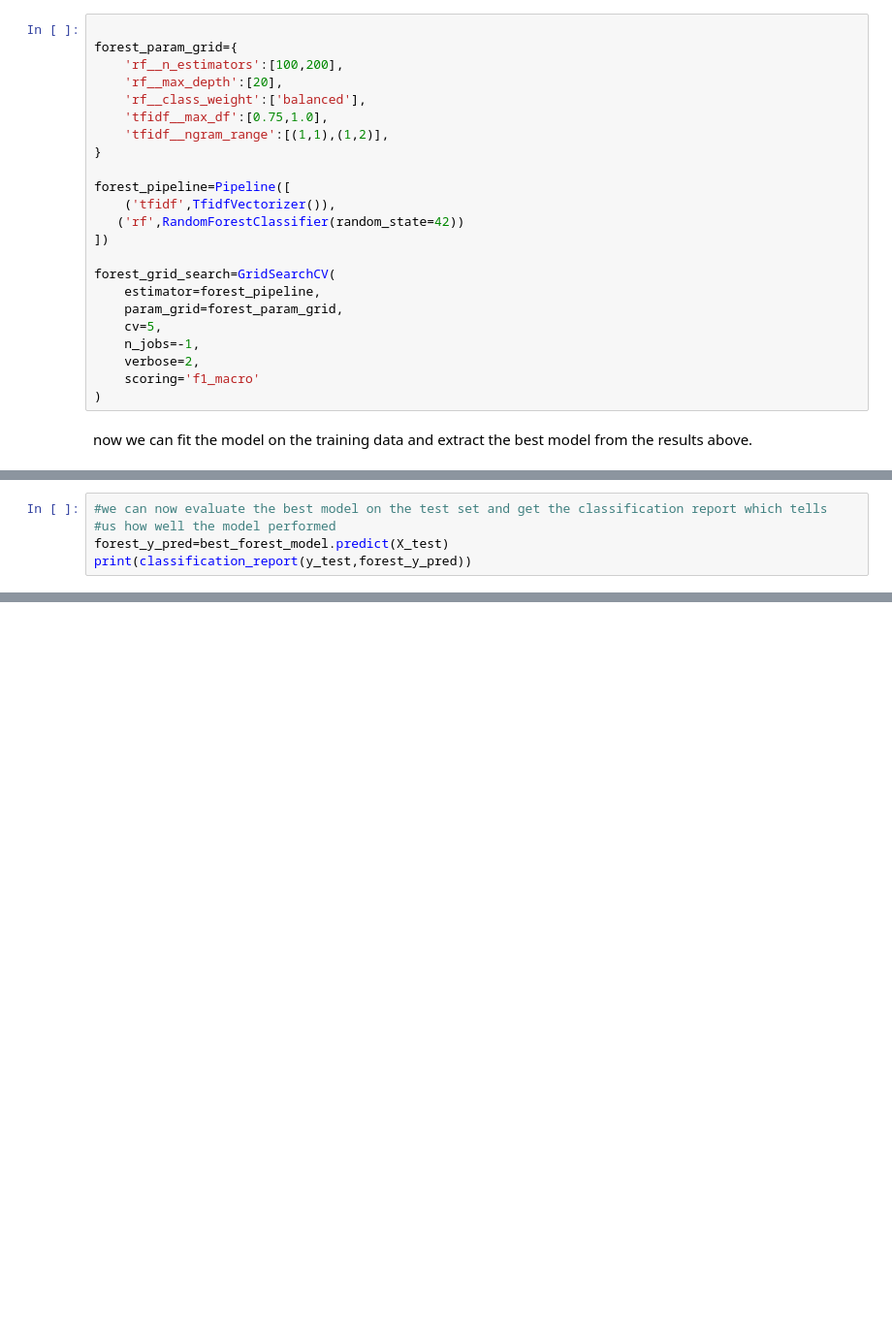
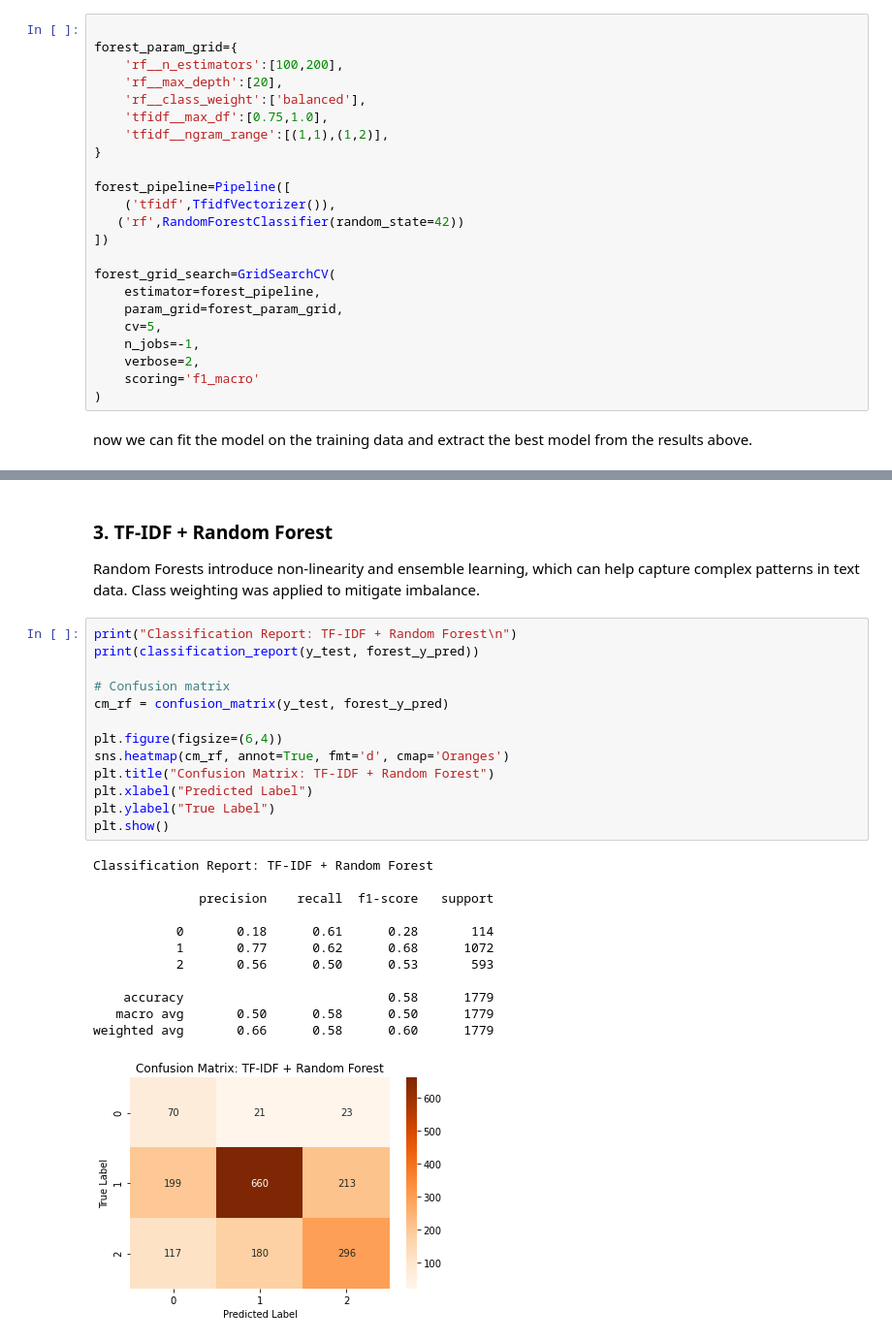
Before and after one commit to Mwanaishaali/Phase_4_Project, a Jupyter notebook: index.ipynb, the cells around one changed output, grey strips where cells are left out. Shown at 97% size. Cells and saved outputs as stored; diff of their text form; blank space fills up the shorter version.

```diff
--- a/index.ipynb
+++ b/index.ipynb
@@ -616,5 +563,0 @@ Fitting 5 folds for each of 8 candidates, totalling 40 fits
-# %%
-#we can now evaluate the best model on the test set and get the classification report which tells
-#us how well the model performed
-forest_y_pred=best_forest_model.predict(X_test)
-print(classification_report(y_test,forest_y_pred))
@@ -630,0 +799,31 @@ weighted avg       0.64      0.63      0.64      1779
+# %% [markdown]
+### 3. TF-IDF + Random Forest
+
+Random Forests introduce non-linearity and ensemble learning, which can help capture complex patterns in text data.
+Class weighting was applied to mitigate imbalance.
+# %%
+print("Classification Report: TF-IDF + Random Forest\n")
+print(classification_report(y_test, forest_y_pred))
+
+# Confusion matrix
+cm_rf = confusion_matrix(y_test, forest_y_pred)
+
+plt.figure(figsize=(6,4))
+sns.heatmap(cm_rf, annot=True, fmt='d', cmap='Oranges')
+plt.title("Confusion Matrix: TF-IDF + Random Forest")
+plt.xlabel("Predicted Label")
+plt.ylabel("True Label")
+plt.show()
+# %% [output]
+Classification Report: TF-IDF + Random Forest
+
+              precision    recall  f1-score   support
+
+           0       0.18      0.61      0.28       114
+           1       0.77      0.62      0.68      1072
+           2       0.56      0.50      0.53       593
+
+    accuracy                           0.58      1779
+   macro avg       0.50      0.58      0.50      1779
+weighted avg       0.66      0.58      0.60      1779
+[figure, added]
```
Also changed, not shown: parts of 23 cells of this notebook, 5 other files.
